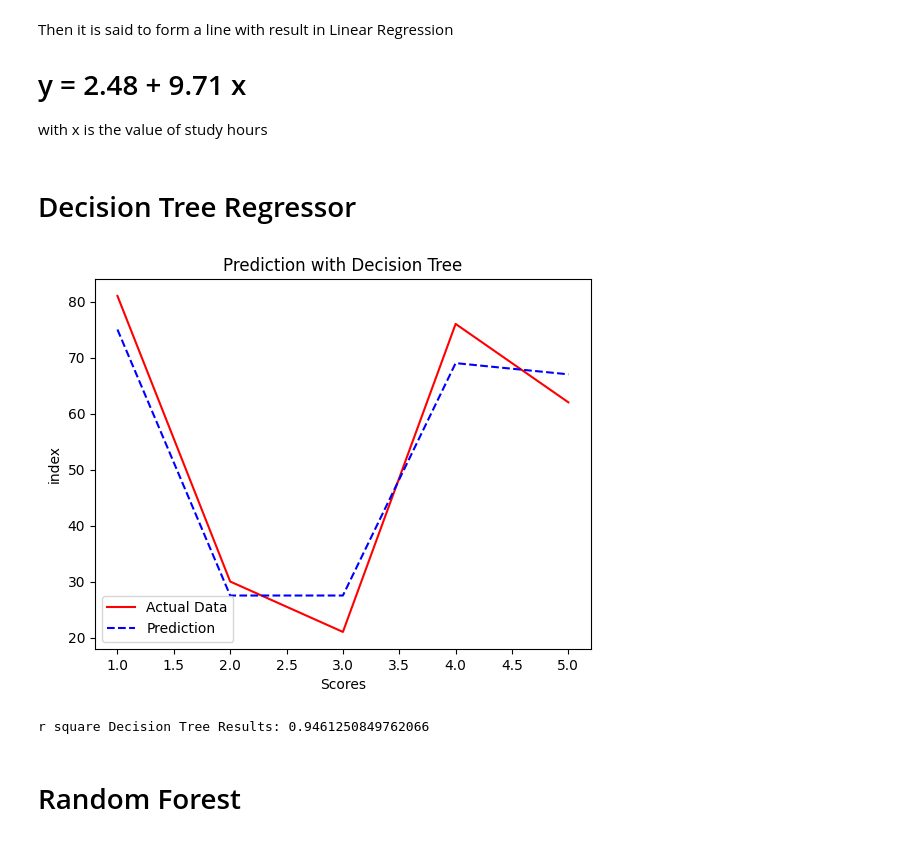
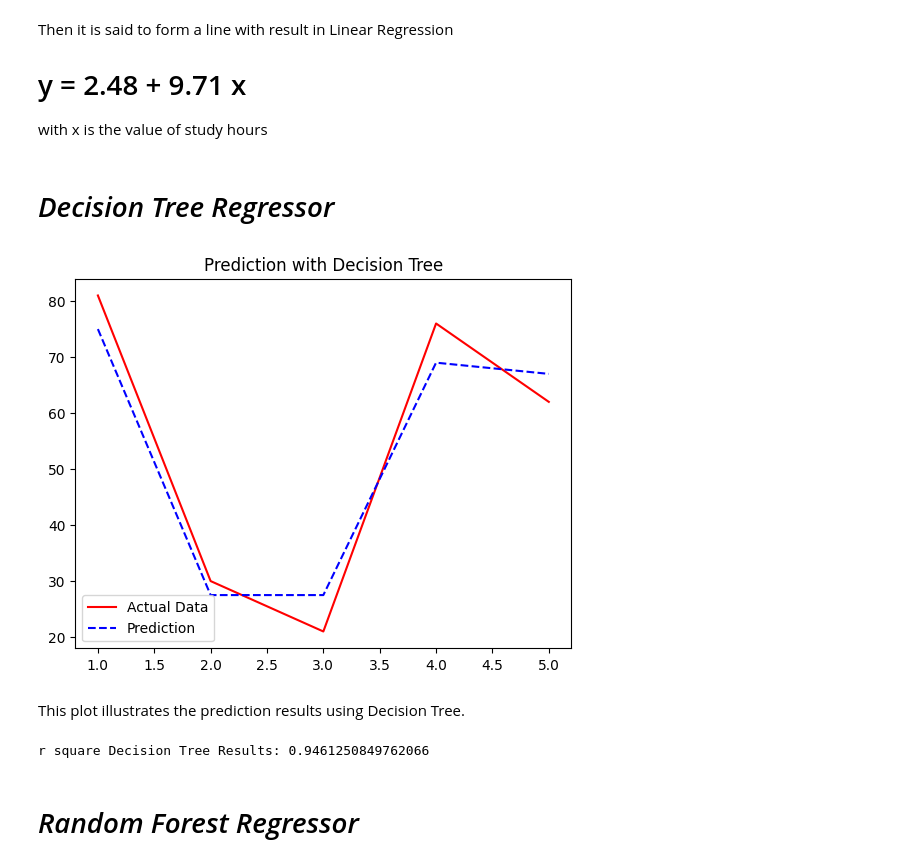
Before and after one commit to ppatriciasy/ml-student_scores-prediction, a Jupyter notebook: Assignment_AI_Supervised_Regression_StudentScorePrediction.ipynb, the cells around one changed output. Cells and saved outputs as stored; diff of their text form; code cells hidden in the pictures.

```diff
--- a/Assignment_AI_Supervised_Regression_StudentScorePrediction.ipynb
+++ b/Assignment_AI_Supervised_Regression_StudentScorePrediction.ipynb
@@ -156,8 +151,4 @@ from sklearn.model_selection import train_test_split
 # %%
 # Split the data for train and test
 # train : test = 75 : 25 atau 80 : 20 atau 70:30 atau 85:15 , size train > test
-X_train,X_test,y_train,y_test = train_test_split(X,y,train_size=0.85,random_state=42)
-
-# view data
-# X_train
-# X_test
+X_train,X_test,y_train,y_test = train_test_split(X,y,train_size=0.80,random_state=42)
@@ -330,31 +357,31 @@ Then it is said to form a line with result in Linear Regression
 
 with x is the value of study hours
 # %% [markdown]
-# Decision Tree Regressor
+# *Decision Tree Regressor*
 # %%
 from sklearn.tree import DecisionTreeRegressor
 dt_model = DecisionTreeRegressor()
 dt_model.fit(X_train, y_train)
 
 # Predicting the Salary for the Test values
 y_pred_dt = dt_model.predict(X_test)
 
 # View data
-# y_pred_dt
-# y_test
-# X_test
+y_pred_dt
+y_test
+X_test
 
 # Plotting the actual and predicted values
 c = [i for i in range (1,len(y_test)+1,1)]
 plt.plot(c,y_test,color='r',linestyle='-',label='Actual Data')
 plt.plot(c,y_pred_dt,color='b',linestyle='dashed',label='Prediction')
-plt.xlabel('Scores')
-plt.ylabel('index')
 plt.title('Prediction with Decision Tree')
 plt.legend()
 plt.show()
 # %% [output]
-[figure, old version]
+[figure, new version]
+# %% [markdown]
+This plot illustrates the prediction results using Decision Tree.
 # %%
 # Calculate R square vale
 rsq_dt = r2_score(y_test,y_pred_dt)
@@ -363,7 +390,7 @@ print('r square Decision Tree Results:',rsq_dt)
 # %% [output]
 r square Decision Tree Results: 0.9461250849762066
 # %% [markdown]
-# Random Forest
+# *Random Forest Regressor*
 # %%
 from sklearn.ensemble import RandomForestRegressor
 model_rf = RandomForestRegressor()
```
Also changed, not shown: parts of 40 cells of this notebook.
